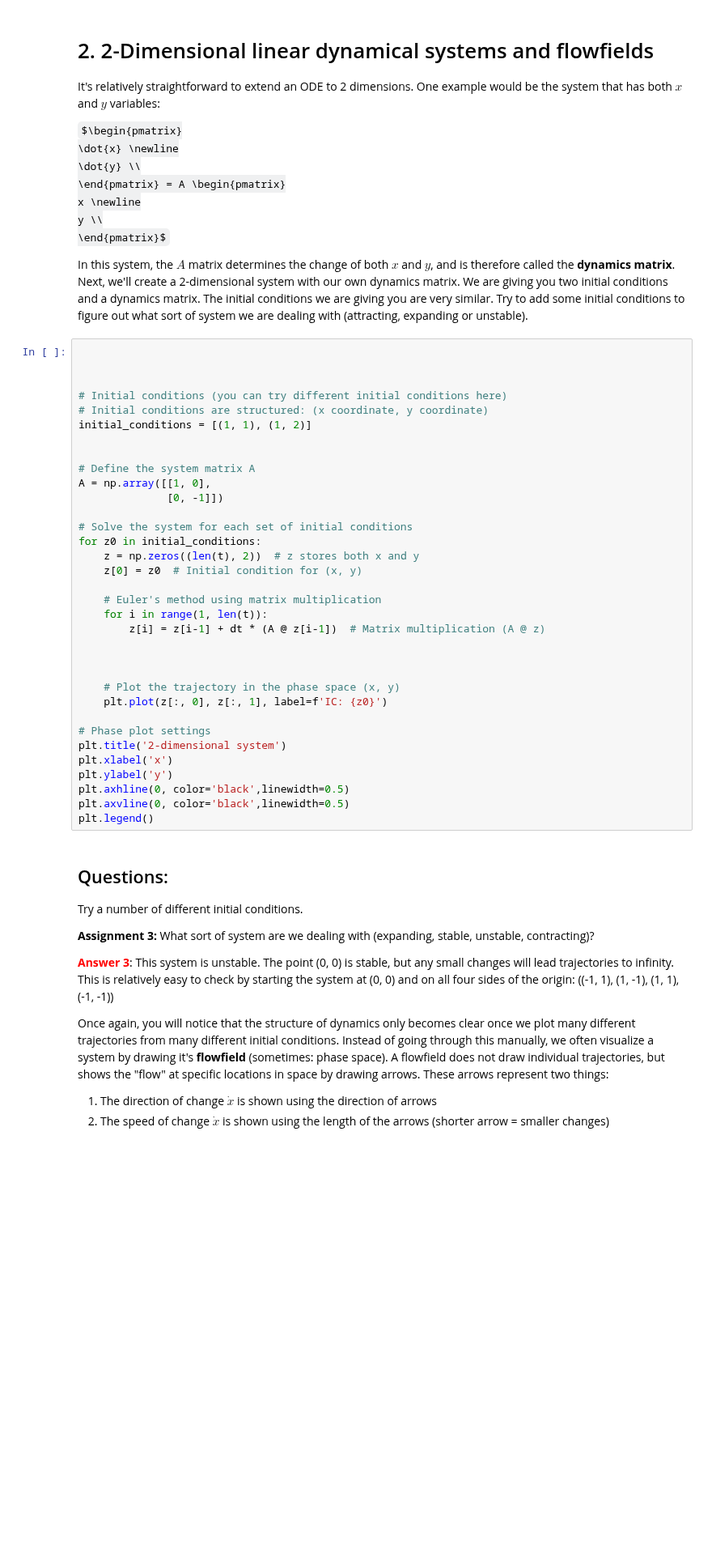
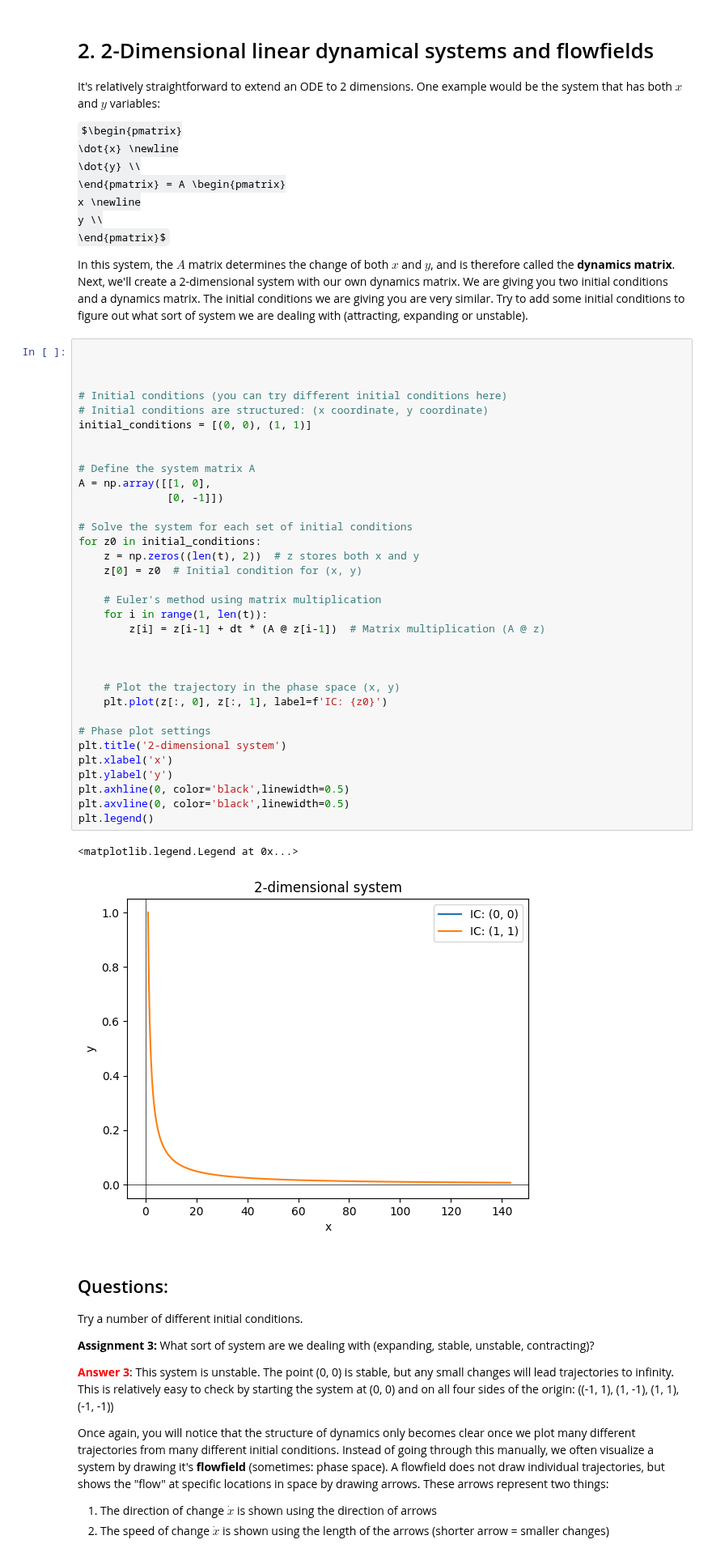
Before and after one commit to andrileu/IoN_exercises, a Jupyter notebook: 8_dynamical_systems_solutions.ipynb, the cells around one changed output. Shown at 81% size. Cells and saved outputs as stored; diff of their text form; some formulas as TeX source; blank space fills up the shorter version.

```diff
--- a/8_dynamical_systems_solutions.ipynb
+++ b/8_dynamical_systems_solutions.ipynb
@@ -151,34 +171,37 @@ In this system, the $A$ matrix determines the change of both $x$ and $y$, and is
 
 # Initial conditions (you can try different initial conditions here)
 # Initial conditions are structured: (x coordinate, y coordinate)
-initial_conditions = [(1, 1), (1, 2)]
+initial_conditions = [(0, 0), (1, 1)]
 
 
 # Define the system matrix A
 A = np.array([[1, 0],
               [0, -1]])
 
 # Solve the system for each set of initial conditions
 for z0 in initial_conditions:
     z = np.zeros((len(t), 2))  # z stores both x and y
     z[0] = z0  # Initial condition for (x, y)
 
     # Euler's method using matrix multiplication
     for i in range(1, len(t)):
         z[i] = z[i-1] + dt * (A @ z[i-1])  # Matrix multiplication (A @ z)
 
 
 
     # Plot the trajectory in the phase space (x, y)
     plt.plot(z[:, 0], z[:, 1], label=f'IC: {z0}')
 
 # Phase plot settings
 plt.title('2-dimensional system')
 plt.xlabel('x')
 plt.ylabel('y')
 plt.axhline(0, color='black',linewidth=0.5)
 plt.axvline(0, color='black',linewidth=0.5)
 plt.legend()
+# %% [output]
+<matplotlib.legend.Legend at 0x...>
+[figure, added]
 # %% [markdown]
 ## Questions:
 
```
Also changed, not shown: parts of 14 cells of this notebook.
